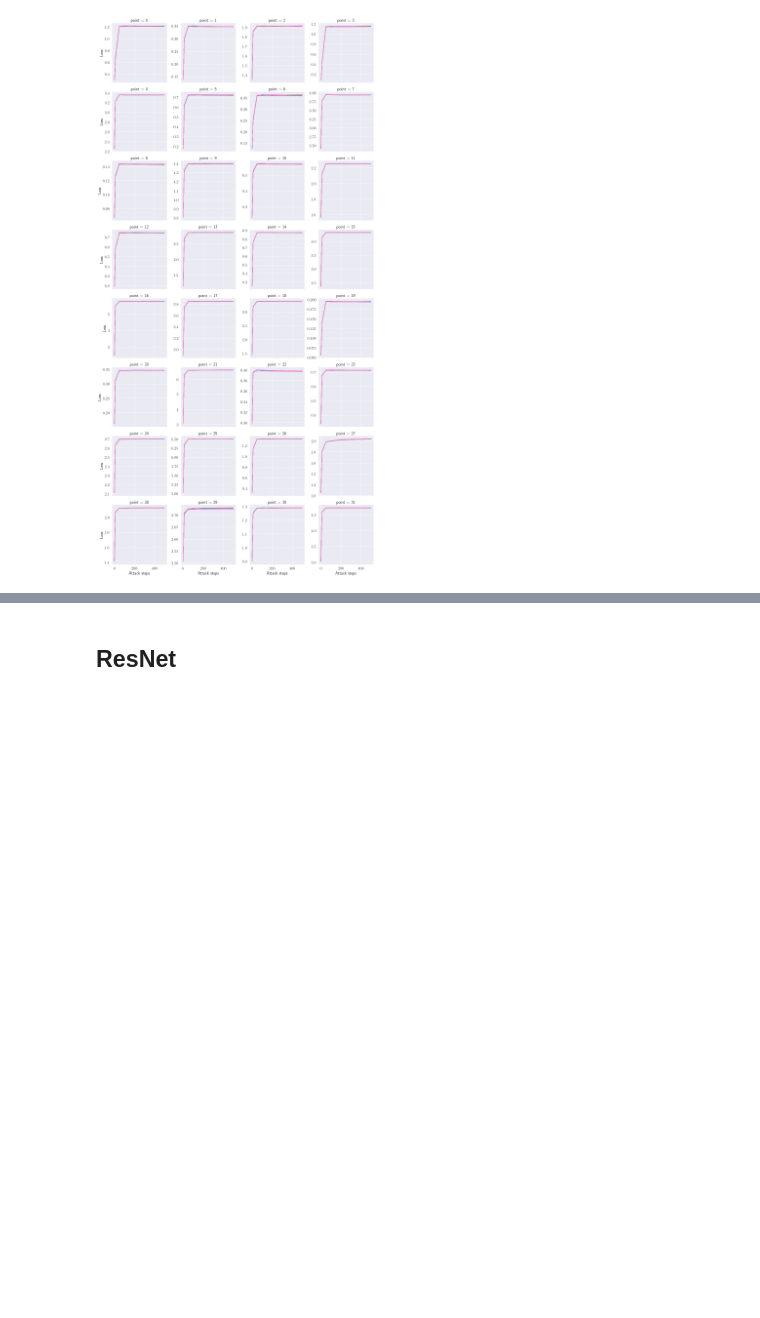
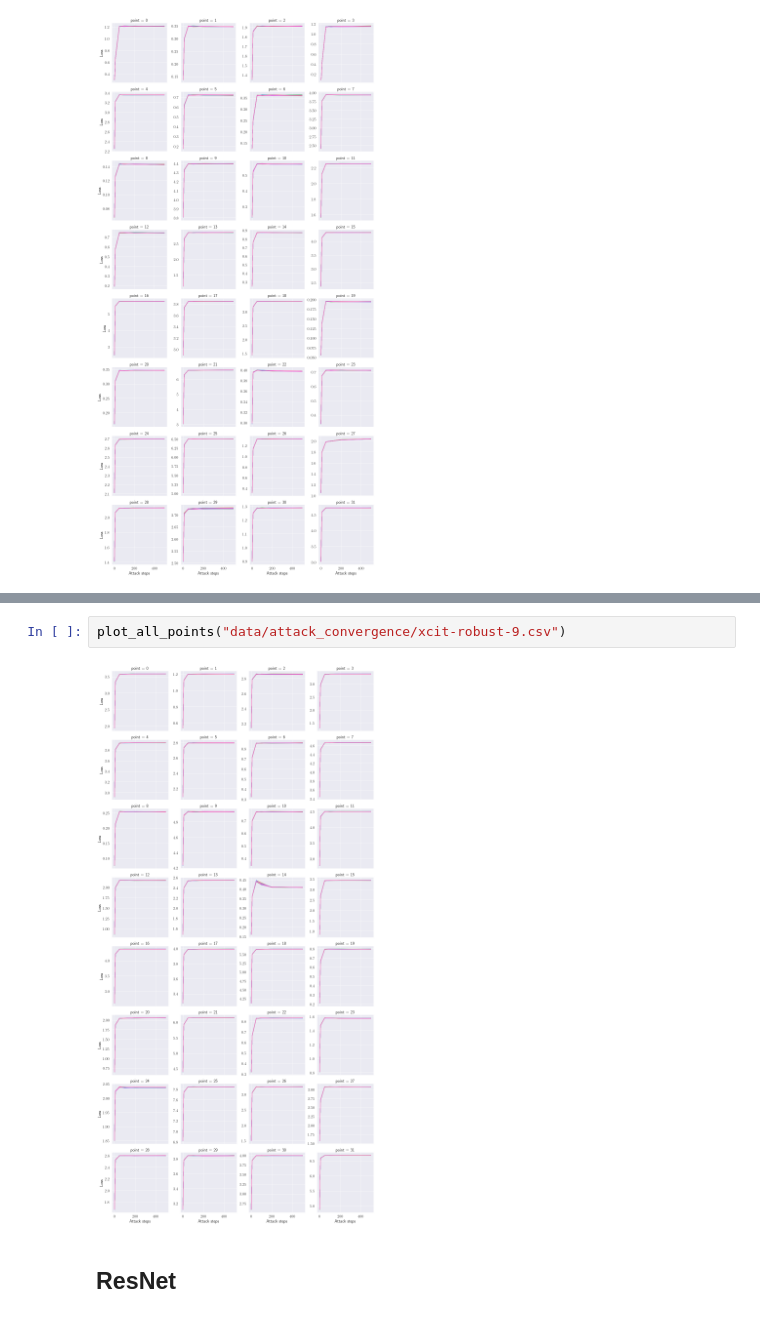
Before and after one commit to dedeswim/vits-robustness-torch, a Jupyter notebook: notebooks/attack_convergence.ipynb, the cells around one changed output, grey strips where cells are left out. Saved outputs shown, nothing was run; the diff lists cells and outputs as text; blank space fills up the shorter version.

```diff
--- a/notebooks/attack_convergence.ipynb
+++ b/notebooks/attack_convergence.ipynb
@@ -73,3 +79,7 @@ plot_all_points("data/attack_convergence/xcit-robust-49.csv")
+# %%
+plot_all_points("data/attack_convergence/xcit-robust-9.csv")
+# %% [output]
+[figure, added]
 # %% [markdown]
 ## ResNet
 # %% [markdown]
```
Also changed, not shown: parts of 8 cells of this notebook, 6 other files.
